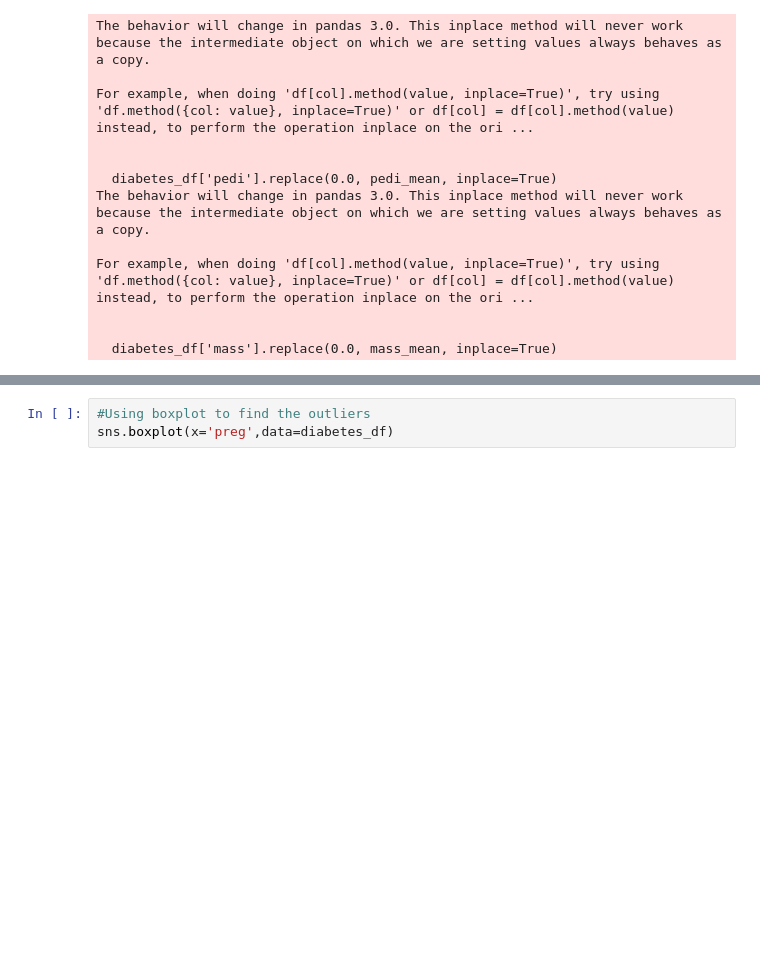
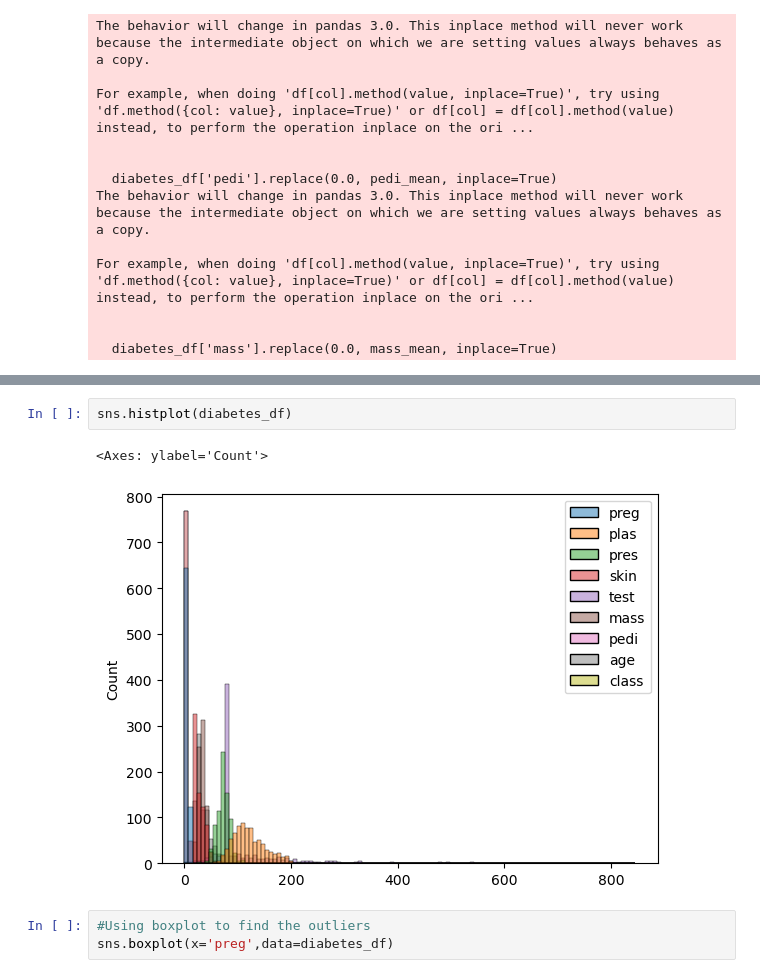
Before and after one commit to rahknov/CS103, a Jupyter notebook: Activity 2/data.ipynb, the cells around one changed output, grey strips where cells are left out. Saved outputs shown, nothing was run; the diff lists cells and outputs as text; blank space fills up the shorter version.

```diff
--- a/Activity 2/data.ipynb
+++ b/Activity 2/data.ipynb
@@ -156,3 +193,8 @@ diabetes_df.describe()
+# %%
+sns.histplot(diabetes_df)
+# %% [output]
+<Axes: ylabel='Count'>
+[figure, added]
 # %%
 #Using boxplot to find the outliers
 sns.boxplot(x='preg',data=diabetes_df)
```
Also changed, not shown: parts of 6 cells of this notebook, 1 other file.
